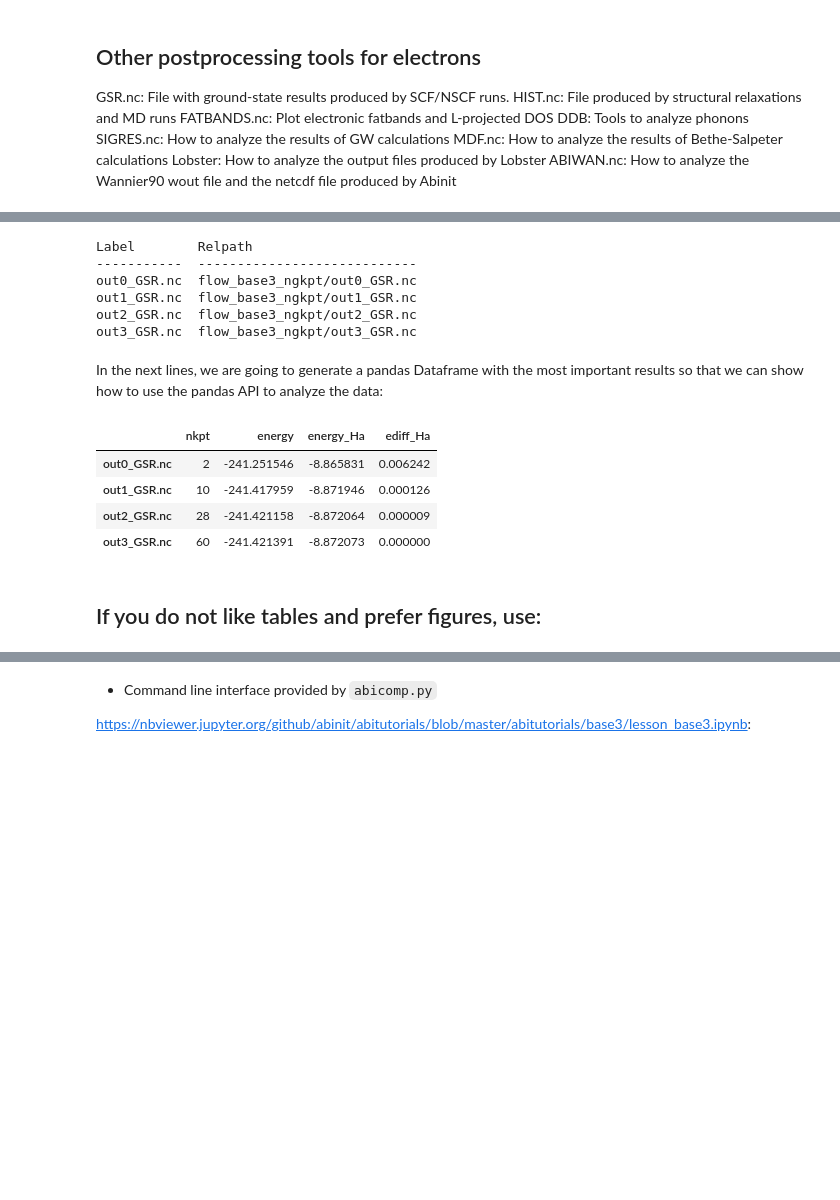
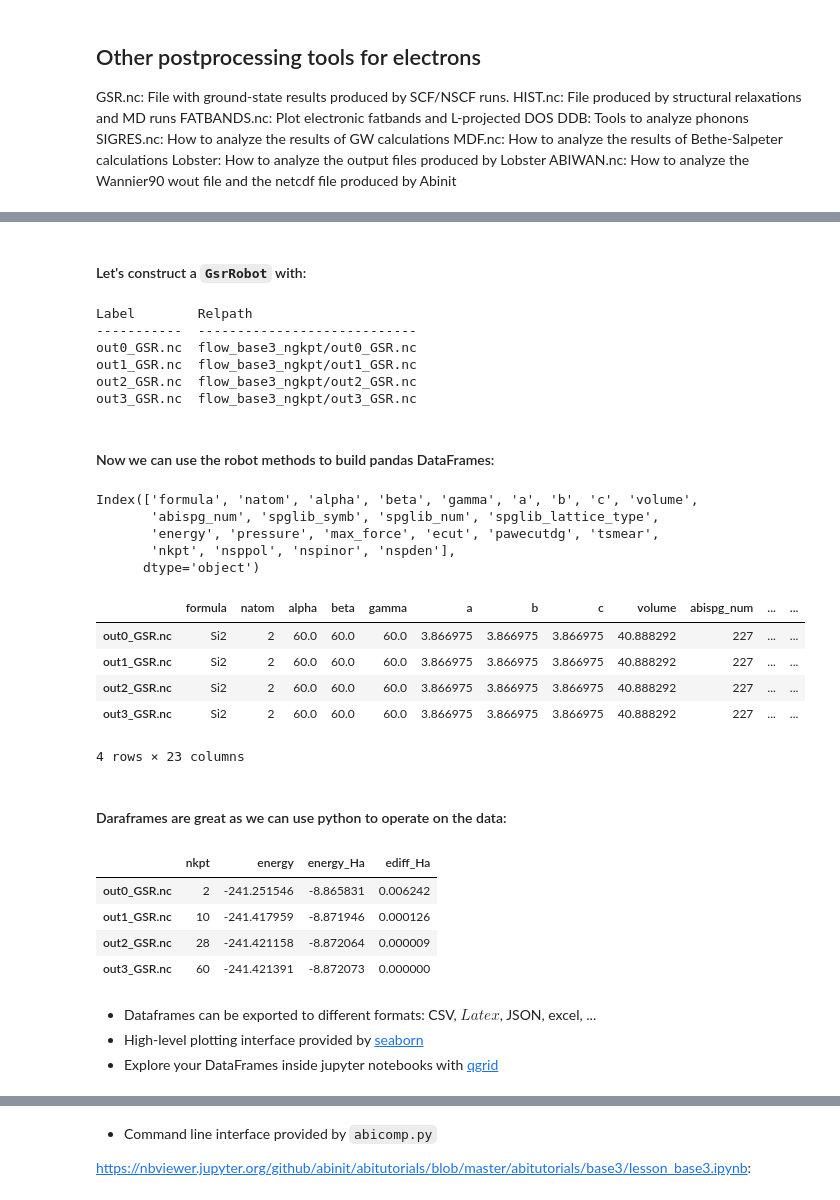
Before and after one commit to gmatteo/abipy_slides_aps_boston_2019, a Jupyter notebook: index.ipynb, the cells around one changed output, grey strips where cells are left out. Drawn from its saved outputs; the diff is of its cells as text; code cells hidden in the pictures; blank space fills up the shorter version.

```diff
--- a/index.ipynb
+++ b/index.ipynb
@@ -427,3 +531,5 @@ Find all files of a particular type located within a directory tree, stores all
+# %% [markdown]
+#### Let's construct a `GsrRobot` with:
 # %%
 robot_enekpt = abilab.GsrRobot.from_dir("flow_base3_ngkpt")
 robot_enekpt
@@ -434,6 +540,24 @@ out0_GSR.nc  flow_base3_ngkpt/out0_GSR.nc
 out1_GSR.nc  flow_base3_ngkpt/out1_GSR.nc
 out2_GSR.nc  flow_base3_ngkpt/out2_GSR.nc
 out3_GSR.nc  flow_base3_ngkpt/out3_GSR.nc
-# %% [markdown]
-In the next lines, we are going to generate a pandas Dataframe with the most important results so that we can show how to use the pandas API to analyze the data:
+# %% [markdown]
+#### Now we can use the robot methods to build pandas DataFrames:
+# %%
+ene_table = robot_enekpt.get_dataframe()
+print(ene_table.keys())
+# %% [output]
+Index(['formula', 'natom', 'alpha', 'beta', 'gamma', 'a', 'b', 'c', 'volume',
+       'abispg_num', 'spglib_symb', 'spglib_num', 'spglib_lattice_type',
+       'energy', 'pressure', 'max_force', 'ecut', 'pawecutdg', 'tsmear',
+       'nkpt', 'nsppol', 'nspinor', 'nspden'],
+      dtype='object')
+# %%
+ene_table
+# %% [output]
+|  | formula | natom | alpha | beta | gamma | a | b | c | volume | abispg_num | ... | ... |
+| out0_GSR.nc | Si2 | 2 | 60.0 | 60.0 | 60.0 | 3.866975 | 3.866975 | 3.866975 | 40.888292 | 227 | ... | ... |
+| out1_GSR.nc | Si2 | 2 | 60.0 | 60.0 | 60.0 | 3.866975 | 3.866975 | 3.866975 | 40.888292 | 227 | ... | ... |
+| out2_GSR.nc | Si2 | 2 | 60.0 | 60.0 | 60.0 | 3.866975 | 3.866975 | 3.866975 | 40.888292 | 227 | ... | ... |
+| out3_GSR.nc | Si2 | 2 | 60.0 | 60.0 | 60.0 | 3.866975 | 3.866975 | 3.866975 | 40.888292 | 227 | ... | ... |
+4 rows × 23 columns
 # %%
@@ -447 +567,3 @@ ene_table.sort_values(by="nkpt", inplace=True)
+# %% [markdown]
+#### Daraframes are great as we can use python to operate on the data:
 # %%
@@ -459,5 +582,7 @@ ene_table[["nkpt", "energy", "energy_Ha", "ediff_Ha"]]
 | out1_GSR.nc | 10 | -241.417959 | -8.871946 | 0.000126 |
 | out2_GSR.nc | 28 | -241.421158 | -8.872064 | 0.000009 |
 | out3_GSR.nc | 60 | -241.421391 | -8.872073 | 0.000000 |
-# %% [markdown]
-## If you do not like tables and prefer figures, use:
+# %% [markdown]
+* Dataframes can be exported to different formats: CSV, $Latex$, JSON, excel, ...
+* High-level plotting interface provided by [seaborn](https://seaborn.pydata.org/)
+* Explore your DataFrames inside jupyter notebooks with [qgrid](https://github.com/quantopian/qgrid)
```
Also changed, not shown: parts of 161 cells of this notebook, 6 other files.
